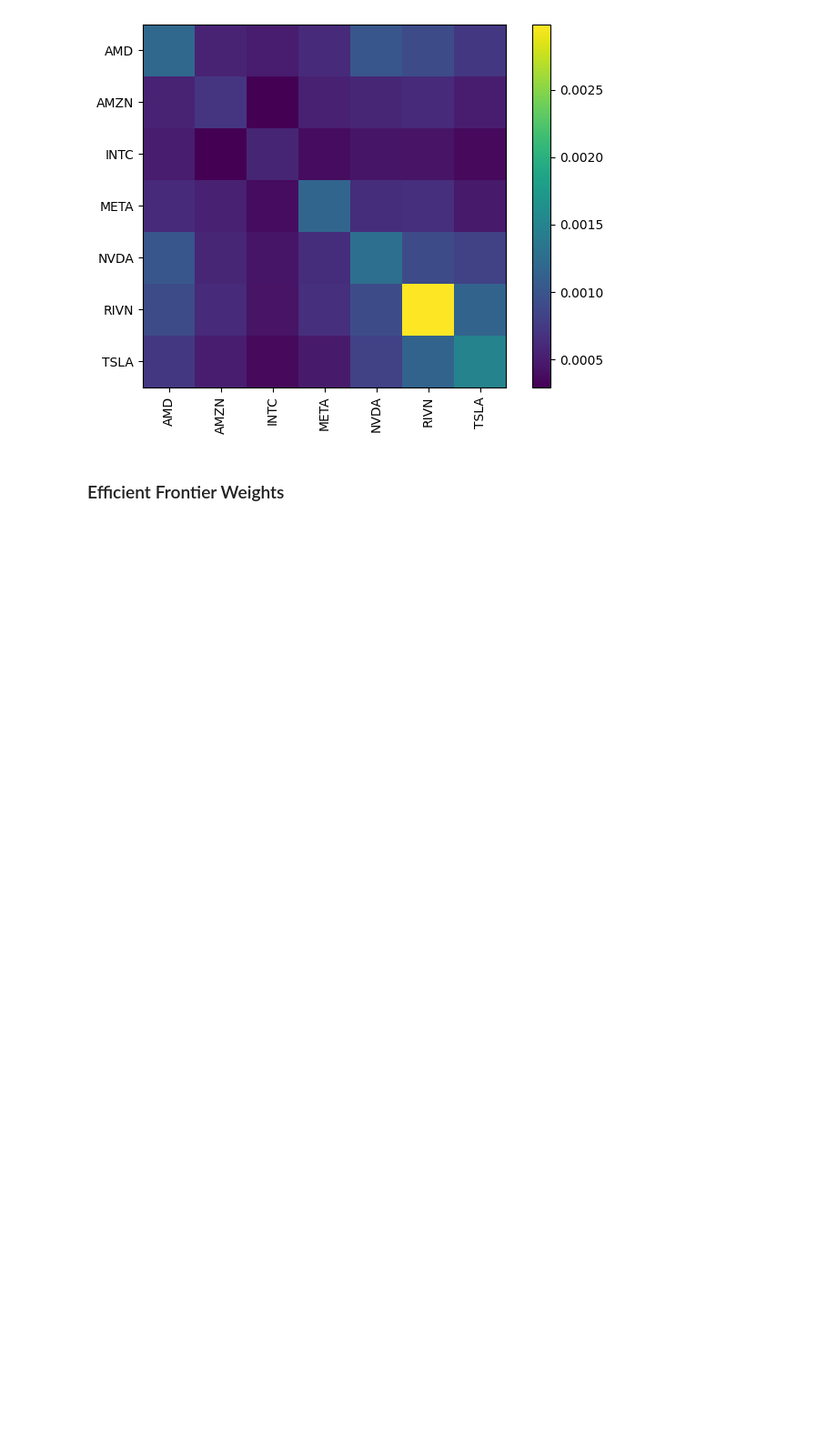
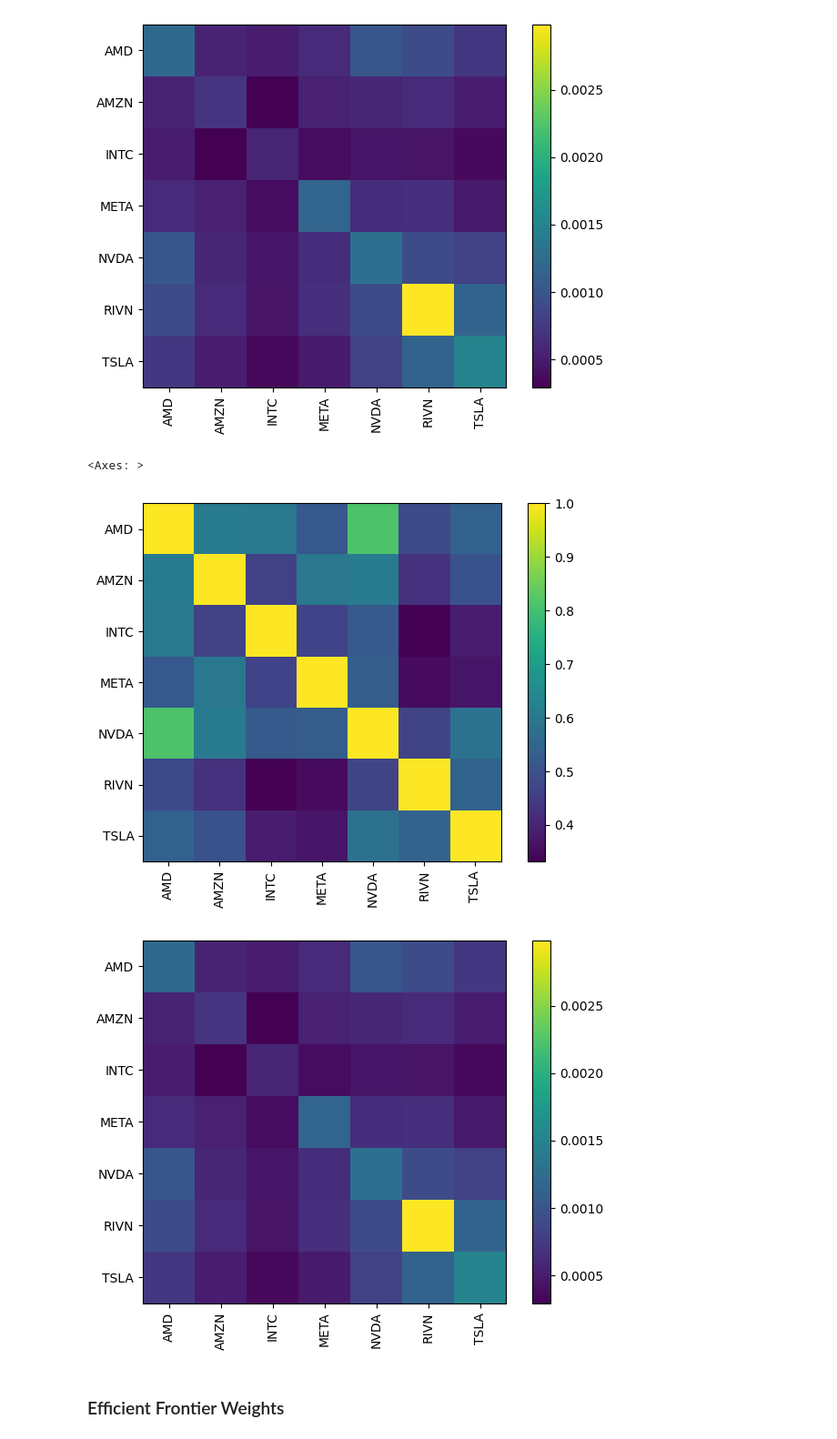
Before and after one commit to chantalmaskell/Black_Litterman_Portfolio_Optimisation, a Jupyter notebook: Completed_Models/benchmark_black_litterman.ipynb, the cells around one changed output. Shown: that part at 91% size. Saved outputs shown, nothing was run; the diff lists cells and outputs as text; code cells hidden in the pictures; blank space fills up the shorter version.

```diff
--- a/Completed_Models/benchmark_black_litterman.ipynb
+++ b/Completed_Models/benchmark_black_litterman.ipynb
@@ -171,5 +175,13 @@ plotting.plot_covariance(posterior_cov)
 <Axes: >
 [figure]
 [figure]
+# %%
+posterior_cov = bl.bl_cov()
+plotting.plot_covariance(posterior_cov, plot_correlation=True)
+plotting.plot_covariance(posterior_cov, plot_correlation=False)
+# %% [output]
+<Axes: >
+[figure, added]
+[figure, added]
 # %% [markdown]
 ### Efficient Frontier Weights
```
Also changed, not shown: parts of 16 cells of this notebook.
